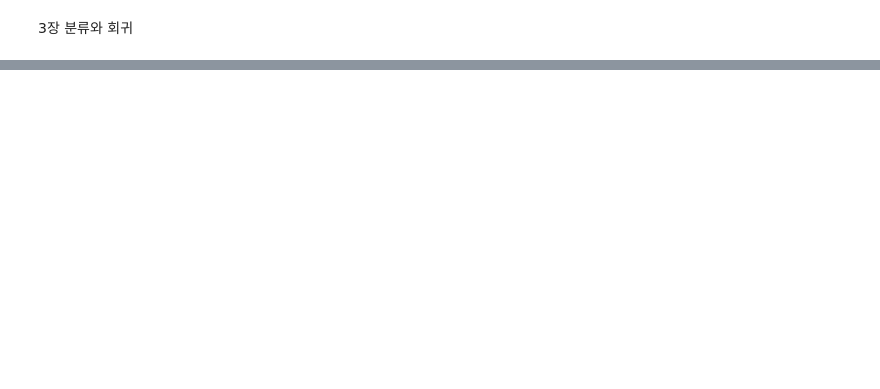
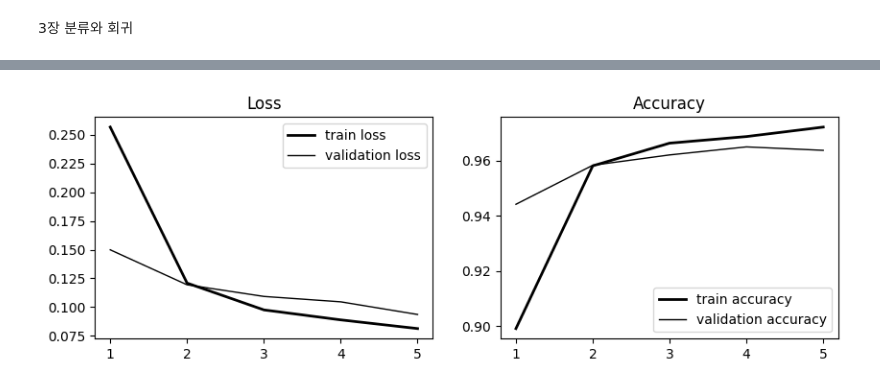
Before and after one commit to changsuk-oh/introduction-to-deep-learning, a Jupyter notebook: 3장_분류와_회귀.ipynb, the cells around one changed output, grey strips where cells are left out. Drawn from its saved outputs; the diff is of its cells as text; code cells hidden in the pictures; blank space fills up the shorter version.

```diff
--- a/3장_분류와_회귀.ipynb
+++ b/3장_분류와_회귀.ipynb
@@ -228,0 +160,46 @@ array([[ 3.4592135],
+# %%
+# 데이터 정규화
+x_train = x_train / 255
+x_test = x_test / 255
+# %%
+# 모델 생성
+inputs = Input(shape=(28, 28))
+x = Flatten()(inputs)
+x = Dense(16, activation="relu")(x)   # 은닉층 뉴런 16개
+outputs = Dense(1, activation="sigmoid")(x)   # 출력층 뉴런 1개
+
+model = Model(inputs, outputs)
+# %%
+# 모델 컴파일
+model.compile(optimizer="adam", loss="binary_crossentropy", metrics=["accuracy"])
+# %%
+# 모델 학습
+history = model.fit(x_train, y_train, epochs=5, verbose=0,
+                    validation_split=0.2)   # 분할 비율 0.2
+# %%
+# 학습 결과 시각화
+plt.figure(figsize=(10, 3))
+
+plt.subplot(1, 2, 1)
+plt.plot(range(1, len(history.history["loss"]) + 1),
+         history.history["loss"], label="train loss",
+         color="black", linewidth=2)
+plt.plot(range(1, len(history.history["val_loss"]) + 1),
+         history.history["val_loss"], label="validation loss",
+         color="black", linewidth=1)
+plt.title("Loss")
+plt.legend(loc="best")
+
+plt.subplot(1, 2, 2)
+plt.plot(range(1, len(history.history["accuracy"]) + 1),
+         history.history["accuracy"], label="train accuracy",
+         color="black", linewidth=2)
+plt.plot(range(1, len(history.history["val_accuracy"]) + 1),
+         history.history["val_accuracy"], label="validation accuracy",
+         color="black", linewidth=1)
+plt.title("Accuracy")
+plt.legend(loc="best")
+
+plt.show()
+# %% [output]
+[figure, added]
```
Also changed, not shown: parts of 46 cells of this notebook, 14 other files.
